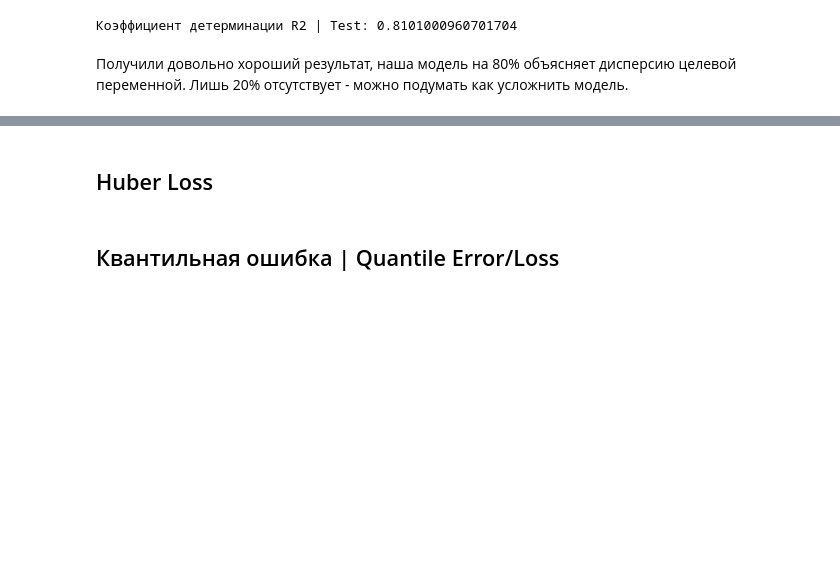
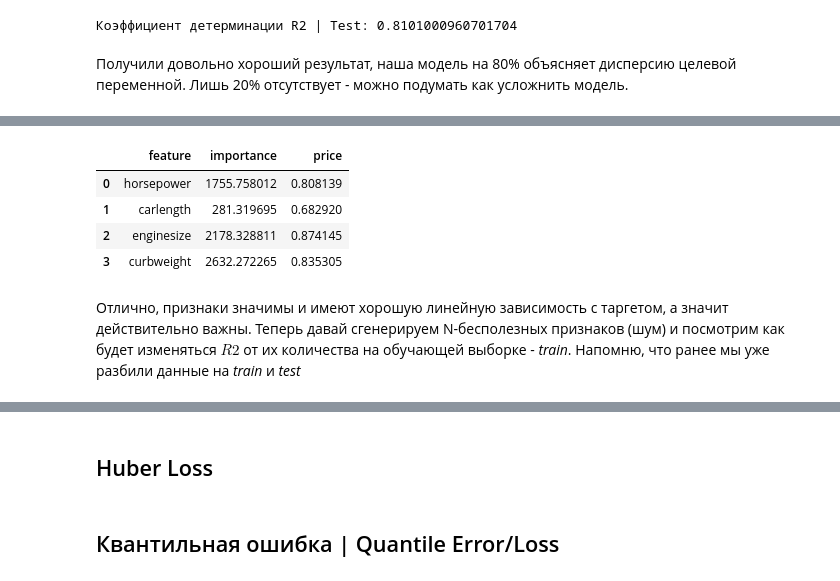
Before and after one commit to Raskoshinskii/ML-Course, a Jupyter notebook: regression/3. metric.ipynb, the cells around one changed output, grey strips where cells are left out. Cells and saved outputs as stored; diff of their text form; code cells hidden in the pictures; blank space fills up the shorter version.

```diff
--- a/regression/3. metric.ipynb
+++ b/regression/3. metric.ipynb
@@ -447,0 +416,20 @@ fig.show()
+# %%
+# проверим корреляцию с таргетом - "price"
+features_corr = data[features].corr()['price'].sort_values(ascending=False)[1:]
+
+# важность в модели | "Feature Importance"
+features_imp  = pd.DataFrame({
+    'feature': features[:-1],
+    'importance': model.coef_
+})
+
+features_summary_df = features_imp.merge(features_corr, left_on='feature', right_index=True)
+features_summary_df
+# %% [output]
+|  | feature | importance | price |
+| 0 | horsepower | 1755.758012 | 0.808139 |
+| 1 | carlength | 281.319695 | 0.682920 |
+| 2 | enginesize | 2178.328811 | 0.874145 |
+| 3 | curbweight | 2632.272265 | 0.835305 |
+# %% [markdown]
+Отлично, признаки значимы и имеют хорошую линейную зависимость с таргетом, а значит действительно важны. Теперь давай сгенерируем N-бесполезных признаков (шум) и посмотрим как будет изменяться $R2$ от их количества на обучающей выборке - _train_. Напомню, что ранее мы уже разбили данные на _train_ и _test_
```
Also changed, not shown: parts of 45 cells of this notebook, 1 other file.
